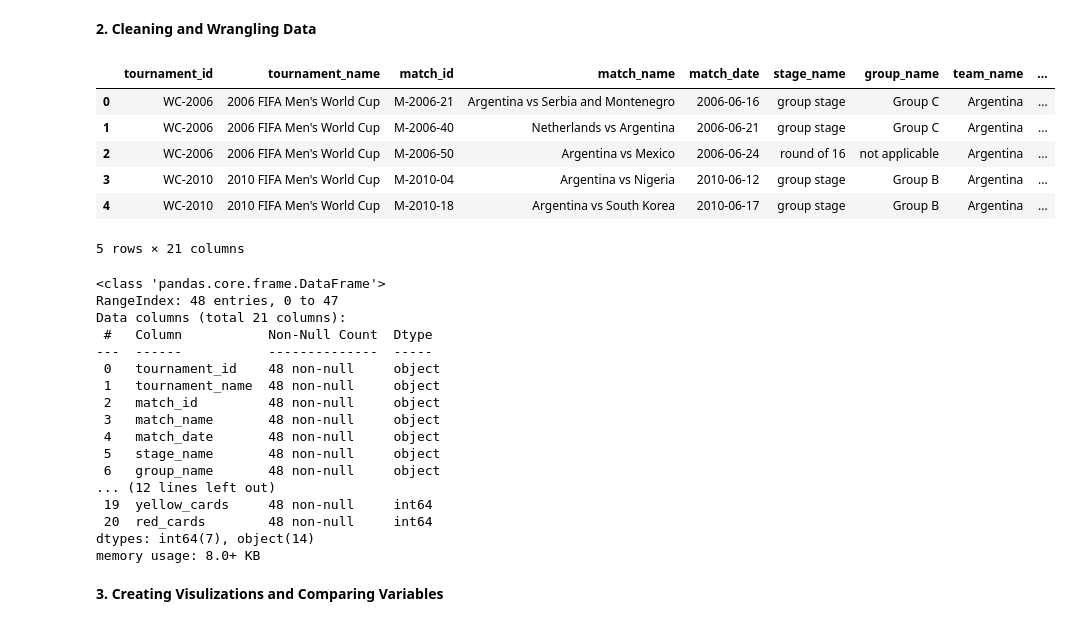
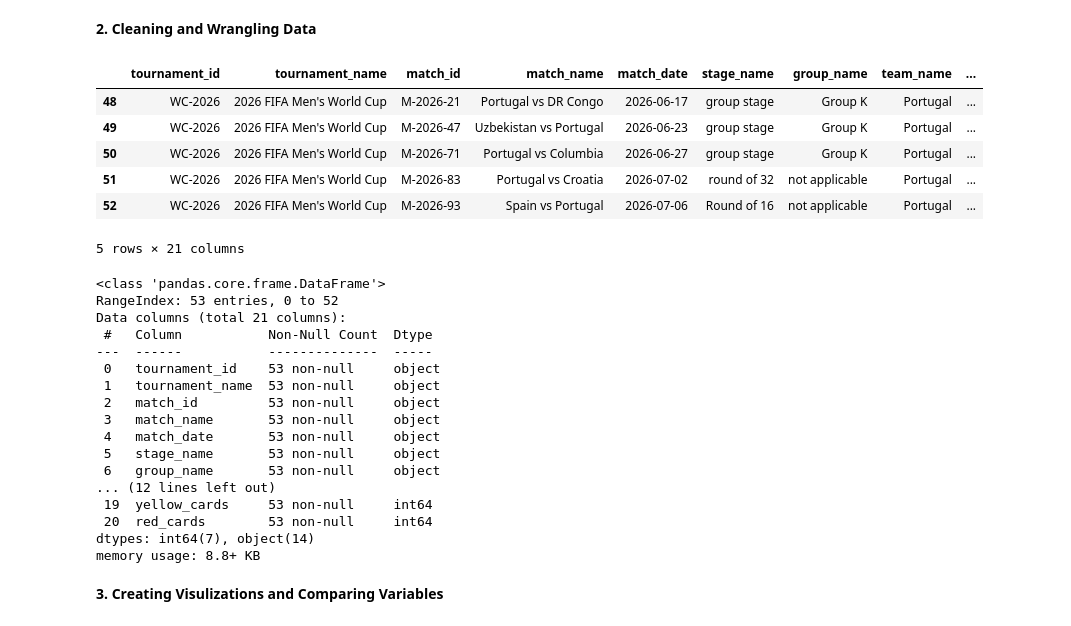
Before and after one commit to fideliseshun/DSRP-Research-Project, a Jupyter notebook: DSRP_Research_Project_Messi_vs_Ronaldo_FIFA_World_Cup.ipynb, the cells around one changed output. Cells and saved outputs as stored; diff of their text form; code cells hidden in the pictures.

```diff
--- a/DSRP_Research_Project_Messi_vs_Ronaldo_FIFA_World_Cup.ipynb
+++ b/DSRP_Research_Project_Messi_vs_Ronaldo_FIFA_World_Cup.ipynb
@@ -24,42 +166,40 @@ WorldCup_df = pd.read_csv(url)
 **2. Cleaning and Wrangling Data**
 # %%
 # Replacing 0 and 1 with no or yes in the following columns: starter, substitute, and is_knockout
-WorldCup_df["starter"] = WorldCup_df["starter"].replace({0: "No", 1: "Yes"})
-WorldCup_df["substitute"] = WorldCup_df["substitute"].replace({0: "No", 1: "Yes"})
-WorldCup_df["is_knockout"] = WorldCup_df["is_knockout"].replace({0: "No", 1: "Yes"})
-display(WorldCup_df.head())
-WorldCup_df.info()
+WorldCup_df_updated["starter"] = WorldCup_df_updated["starter"].replace({0: "No", 1: "Yes"})
+WorldCup_df_updated["substitute"] = WorldCup_df_updated["substitute"].replace({0: "No", 1: "Yes"})
+WorldCup_df_updated["is_knockout"] = WorldCup_df_updated["is_knockout"].replace({0: "No", 1: "Yes"})
+display(WorldCup_df_updated.tail())
+WorldCup_df_updated.info()
 # Grouping data for Messi and Ronaldo
-grouped = WorldCup_df.groupby("family_name")
+grouped = WorldCup_df_updated.groupby("family_name")
 messi_data = grouped.get_group("Messi")
 ronaldo_data = grouped.get_group("Ronaldo")
-#print(messi_data["minutes_played"].sum())
-#print(ronaldo_data["minutes_played"].sum())
 # %% [output]
 |  | tournament_id | tournament_name | match_id | match_name | match_date | stage_name | group_name | team_name | ... |
-| 0 | WC-2006 | 2006 FIFA Men's World Cup | M-2006-21 | Argentina vs Serbia and Montenegro | 2006-06-16 | group stage | Group C | Argentina | ... |
-| 1 | WC-2006 | 2006 FIFA Men's World Cup | M-2006-40 | Netherlands vs Argentina | 2006-06-21 | group stage | Group C | Argentina | ... |
-| 2 | WC-2006 | 2006 FIFA Men's World Cup | M-2006-50 | Argentina vs Mexico | 2006-06-24 | round of 16 | not applicable | Argentina | ... |
-| 3 | WC-2010 | 2010 FIFA Men's World Cup | M-2010-04 | Argentina vs Nigeria | 2010-06-12 | group stage | Group B | Argentina | ... |
-| 4 | WC-2010 | 2010 FIFA Men's World Cup | M-2010-18 | Argentina vs South Korea | 2010-06-17 | group stage | Group B | Argentina | ... |
+| 48 | WC-2026 | 2026 FIFA Men's World Cup | M-2026-21 | Portugal vs DR Congo | 2026-06-17 | group stage | Group K | Portugal | ... |
+| 49 | WC-2026 | 2026 FIFA Men's World Cup | M-2026-47 | Uzbekistan vs Portugal | 2026-06-23 | group stage | Group K | Portugal | ... |
+| 50 | WC-2026 | 2026 FIFA Men's World Cup | M-2026-71 | Portugal vs Columbia | 2026-06-27 | group stage | Group K | Portugal | ... |
+| 51 | WC-2026 | 2026 FIFA Men's World Cup | M-2026-83 | Portugal vs Croatia | 2026-07-02 | round of 32 | not applicable | Portugal | ... |
+| 52 | WC-2026 | 2026 FIFA Men's World Cup | M-2026-93 | Spain vs Portugal | 2026-07-06 | Round of 16 | not applicable | Portugal | ... |
 5 rows × 21 columns
 <class 'pandas.core.frame.DataFrame'>
-RangeIndex: 48 entries, 0 to 47
+RangeIndex: 53 entries, 0 to 52
 Data columns (total 21 columns):
  #   Column           Non-Null Count  Dtype
 ---  ------           --------------  -----
- 0   tournament_id    48 non-null     object
- 1   tournament_name  48 non-null     object
- 2   match_id         48 non-null     object
- 3   match_name       48 non-null     object
- 4   match_date       48 non-null     object
- 5   stage_name       48 non-null     object
- 6   group_name       48 non-null     object
+ 0   tournament_id    53 non-null     object
+ 1   tournament_name  53 non-null     object
+ 2   match_id         53 non-null     object
+ 3   match_name       53 non-null     object
+ 4   match_date       53 non-null     object
+ 5   stage_name       53 non-null     object
+ 6   group_name       53 non-null     object
 ... (12 lines left out)
- 19  yellow_cards     48 non-null     int64
- 20  red_cards        48 non-null     int64
+ 19  yellow_cards     53 non-null     int64
+ 20  red_cards        53 non-null     int64
 dtypes: int64(7), object(14)
-memory usage: 8.0+ KB
+memory usage: 8.8+ KB
 # %% [markdown]
 **3. Creating Visulizations and Comparing Variables**
 # %%
```
Also changed, not shown: parts of 5 cells of this notebook.
